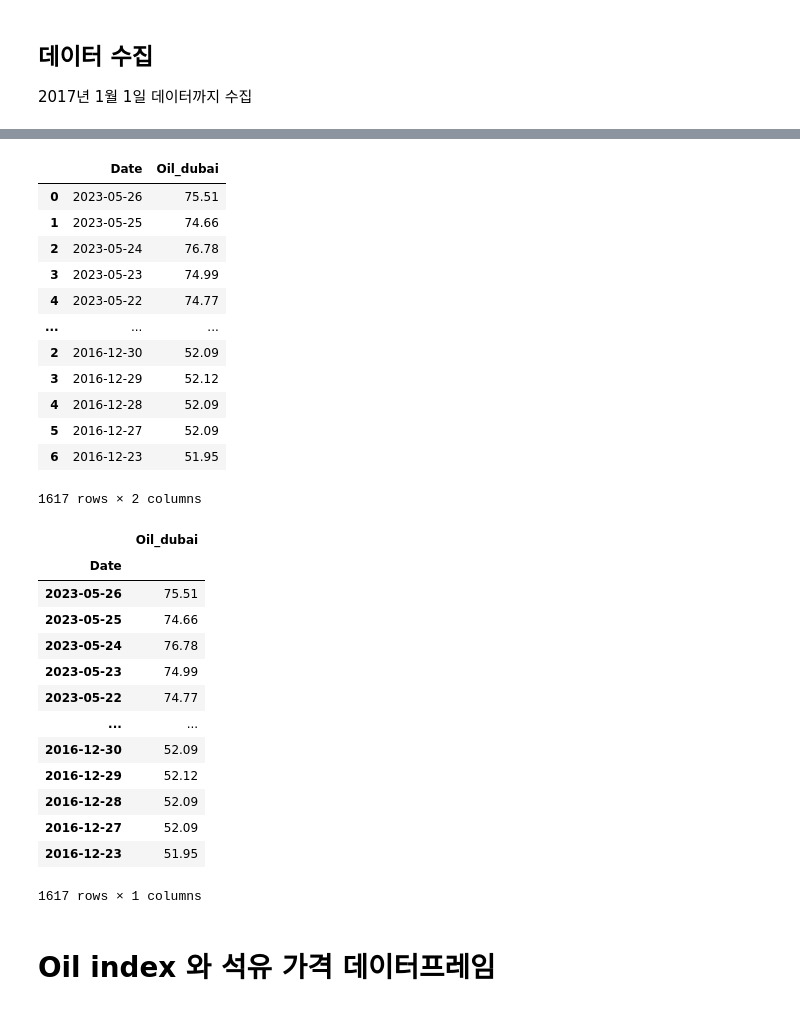
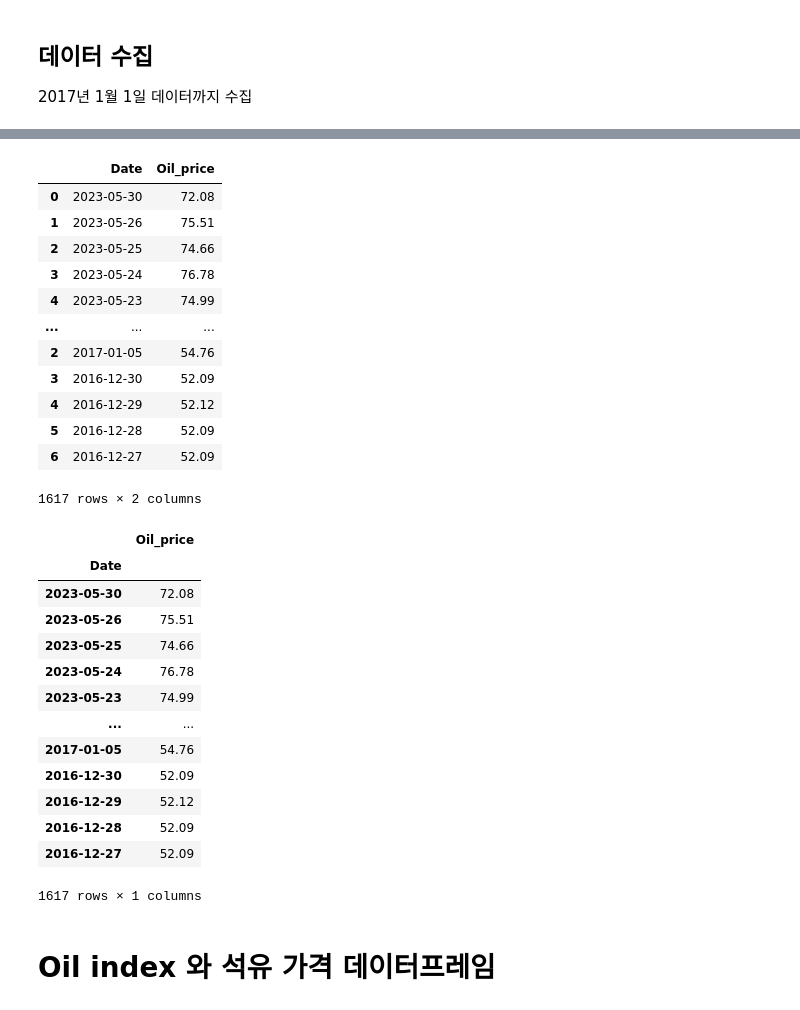
Before and after one commit to 21ckwj/project, a Jupyter notebook: 석유관련주 예측/프로젝트1_전체석유관련주+ 현물선물유가비교.ipynb, the cells around one changed output, grey strips where cells are left out. Drawn from its saved outputs; the diff is of its cells as text; code cells hidden in the pictures.

```diff
--- a/석유관련주 예측/프로젝트1_전체석유관련주+ 현물선물유가비교.ipynb
+++ b/석유관련주 예측/프로젝트1_전체석유관련주+ 현물선물유가비교.ipynb
@@ -562,39 +560,41 @@ df_dubai
 1617 rows × 4 columns
 # %%
-# df_dubai = df_dubai[['날짜','파실 때']]
-df_dubai.columns = ['Date','Oil_dubai']
+df_dubai = df_dubai[['날짜','파실 때']]
+df_dubai.columns = ['Date','Oil_price']
 df_dubai
 # %% [output]
-|  | Date | Oil_dubai |
-| 0 | 2023-05-26 | 75.51 |
-| 1 | 2023-05-25 | 74.66 |
-| 2 | 2023-05-24 | 76.78 |
-| 3 | 2023-05-23 | 74.99 |
-| 4 | 2023-05-22 | 74.77 |
+|  | Date | Oil_price |
+| 0 | 2023-05-30 | 72.08 |
+| 1 | 2023-05-26 | 75.51 |
+| 2 | 2023-05-25 | 74.66 |
+| 3 | 2023-05-24 | 76.78 |
+| 4 | 2023-05-23 | 74.99 |
 | ... | ... | ... |
-| 2 | 2016-12-30 | 52.09 |
-| 3 | 2016-12-29 | 52.12 |
-| 4 | 2016-12-28 | 52.09 |
-| 5 | 2016-12-27 | 52.09 |
-| 6 | 2016-12-23 | 51.95 |
+| 2 | 2017-01-05 | 54.76 |
+| 3 | 2016-12-30 | 52.09 |
+| 4 | 2016-12-29 | 52.12 |
+| 5 | 2016-12-28 | 52.09 |
+| 6 | 2016-12-27 | 52.09 |
 1617 rows × 2 columns
 # %%
+df_dubai['Date'] = pd.to_datetime(df_dubai['Date'])
 df_dubai = df_dubai.set_index('Date')
+df_dubai = df_dubai.sort_index()
 df_dubai
 # %% [output]
-|  | Oil_dubai |
+|  | Oil_price |
 | Date |  |
+| 2023-05-30 | 72.08 |
 | 2023-05-26 | 75.51 |
 | 2023-05-25 | 74.66 |
 | 2023-05-24 | 76.78 |
 | 2023-05-23 | 74.99 |
-| 2023-05-22 | 74.77 |
 | ... | ... |
+| 2017-01-05 | 54.76 |
 | 2016-12-30 | 52.09 |
 | 2016-12-29 | 52.12 |
 | 2016-12-28 | 52.09 |
 | 2016-12-27 | 52.09 |
-| 2016-12-23 | 51.95 |
 1617 rows × 1 columns
 # %%
 # df_dubai.to_csv("duabi_naver_2017.csv")
```
Also changed, not shown: parts of 25 cells of this notebook.
